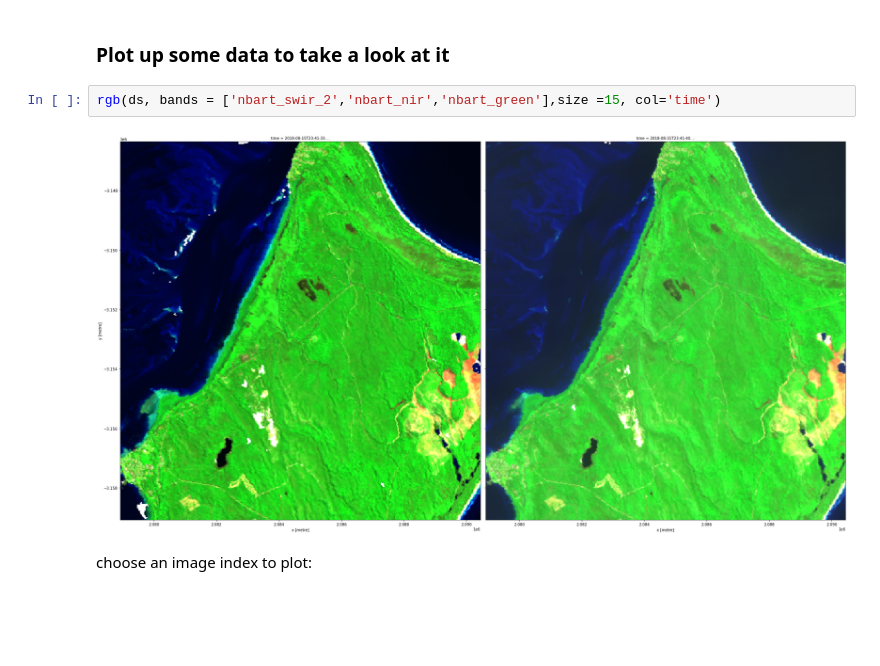
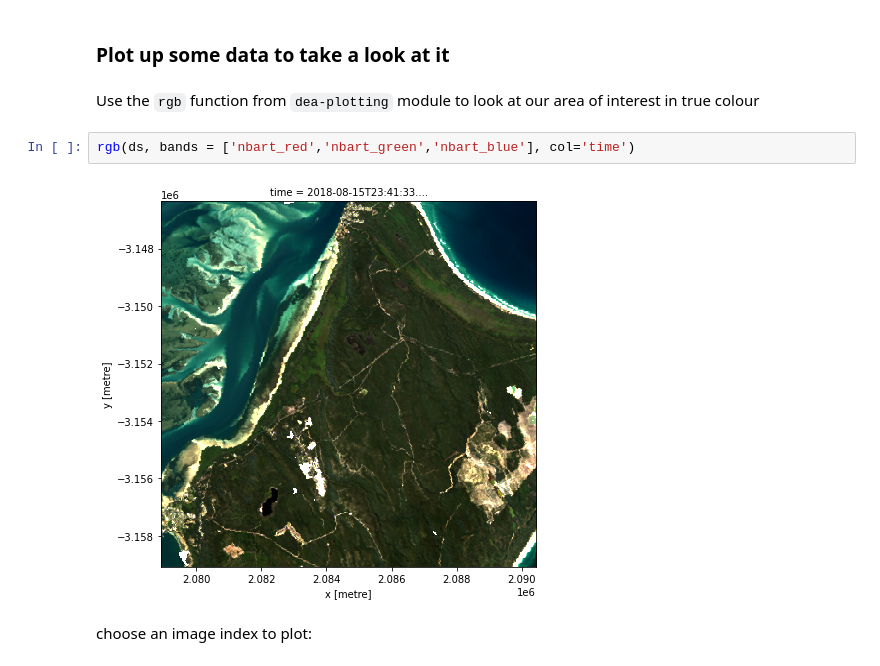
Before and after one commit to gorsol/dea-notebooks, a Jupyter notebook: 00_Development_Notebooks/Pixel_Edges/Polygonise_pixel_edges.ipynb, the cells around one changed output. Saved outputs shown, nothing was run; the diff lists cells and outputs as text; blank space fills up the shorter version.

```diff
--- a/00_Development_Notebooks/Pixel_Edges/Polygonise_pixel_edges.ipynb
+++ b/00_Development_Notebooks/Pixel_Edges/Polygonise_pixel_edges.ipynb
@@ -172,9 +153,11 @@ Combining and sorting data
 # %% [markdown]
 ### Plot up some data to take a look at it
+# %% [markdown]
+Use the `rgb` function from `dea-plotting` module to look at our area of interest in true colour
 # %%
-rgb(ds, bands = ['nbart_swir_2','nbart_nir','nbart_green'],size =15, col='time')
+rgb(ds, bands = ['nbart_red','nbart_green','nbart_blue'], col='time')
 # %% [output]
-[figure, old version]
+[figure, new version]
 # %% [markdown]
 choose an image index to plot:
 # %%
```
Also changed, not shown: parts of 15 cells of this notebook.
